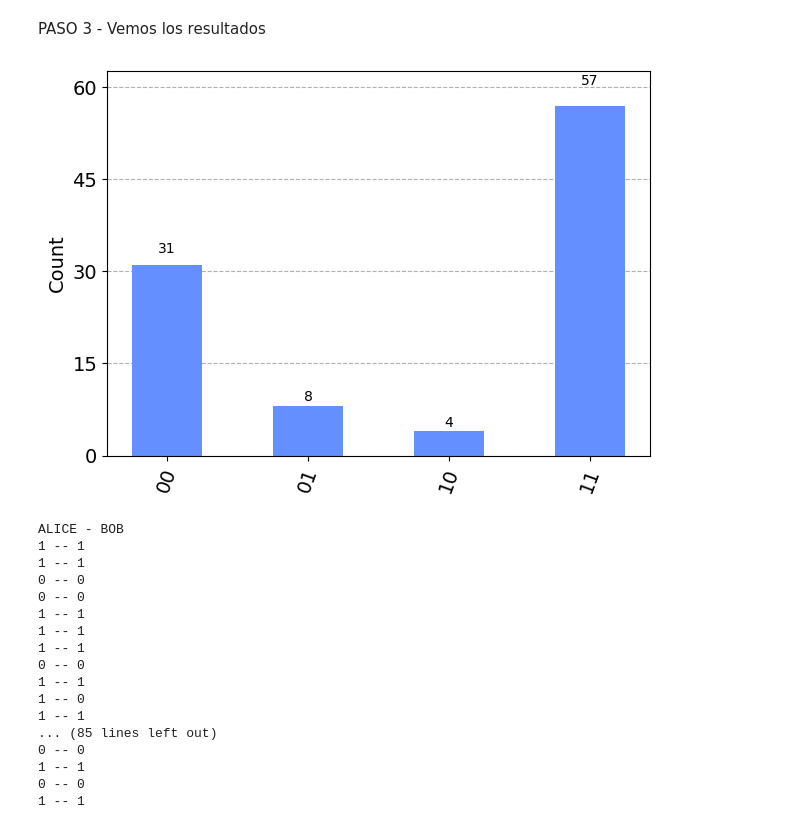
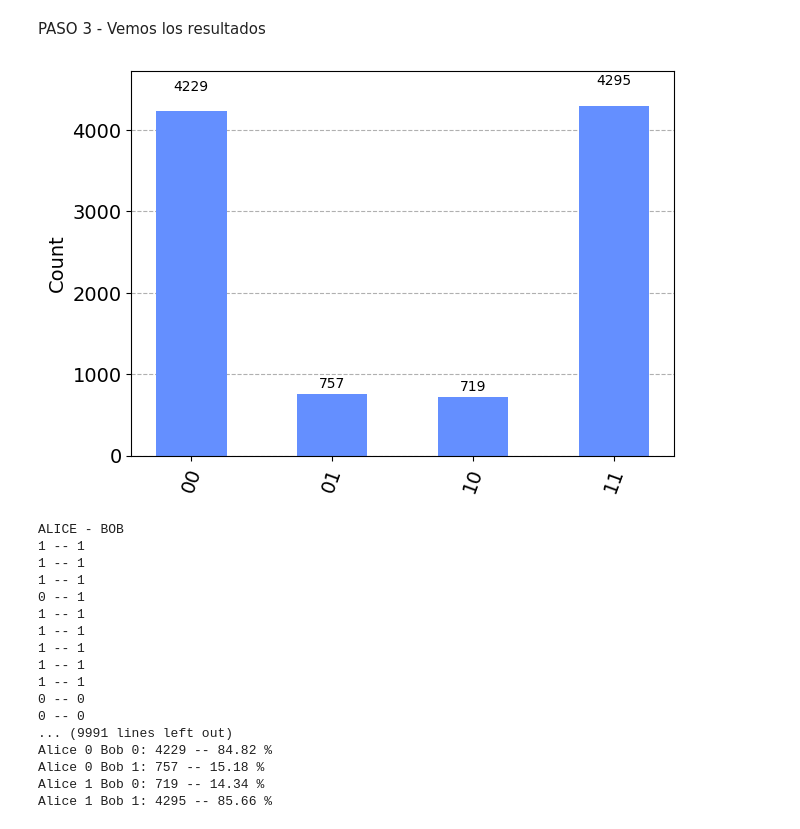
Before and after one commit to jore731/qiskit, a Jupyter notebook: EJERCICIOS/EJERCICIO1_QRBGs.ipynb, the cells around one changed output. Cells and saved outputs as stored; diff of their text form; code cells hidden in the pictures.

```diff
--- a/EJERCICIOS/EJERCICIO1_QRBGs.ipynb
+++ b/EJERCICIOS/EJERCICIO1_QRBGs.ipynb
@@ -15,8 +15,9 @@ from qiskit import QuantumRegister, ClassicalRegister, QuantumCircuit
 
 provider = IBMQ.load_account()
 provider.backends()
-simulator_backend = provider.get_backend("ibmq_qasm_simulator")
-
+# Using aer due to offline work
+# simulator_backend = provider.get_backend("ibmq_qasm_simulator")
+simulator_backend = Aer.get_backend("qasm_simulator")
 
 def transpile_and_simulate(qc, shots):
     transpiled_qc = transpile(qc, simulator_backend)
@@ -152,28 +171,45 @@ qc.measure(qreg_q,creg_c)
 # %% [markdown]
 PASO 2 - Lo ejecutamos en el simulador
 # %%
-results = transpile_and_simulate(qc, 100)
+results = transpile_and_simulate(qc, 10000)
 # %% [markdown]
 PASO 3 - Vemos los resultados
 # %%
 display(plot_histogram(results.get_counts()))
 print_memory(results)
+
+
+memory = results.get_memory()
+alice_1 = sum([mem[0] == "1" for mem in memory])
+alice_0 = len(memory) - alice_1
+
+alice_0_bob_0 = sum([(mem[0] == "0") & (mem[1] == "0")  for mem in memory])
+alice_0_bob_1 = sum([(mem[0] == "0") & (mem[1] == "1")  for mem in memory])
+alice_1_bob_0 = sum([(mem[0] == "1") & (mem[1] == "0")  for mem in memory])
+alice_1_bob_1 = sum([(mem[0] == "1") & (mem[1] == "1")  for mem in memory])
+
+print(f"Alice 0: {alice_0} -- {100*alice_0/len(memory)} %")
+print(f"Alice 1: {alice_1} -- {100*alice_1/len(memory)} %")
+print(f"Alice 0 Bob 0: {alice_0_bob_0} -- {100*alice_0_bob_0/alice_0:.2f} %")
+print(f"Alice 0 Bob 1: {alice_0_bob_1} -- {100*alice_0_bob_1/alice_0:.2f} %")
+print(f"Alice 1 Bob 0: {alice_1_bob_0} -- {100*alice_1_bob_0/alice_1:.2f} %")
+print(f"Alice 1 Bob 1: {alice_1_bob_1} -- {100*alice_1_bob_1/alice_1:.2f} %")
 # %% [output]
-[figure, old version]
+[figure, new version]
 ALICE - BOB
+1 -- 1
+1 -- 1
+1 -- 1
+0 -- 1
+1 -- 1
+1 -- 1
+1 -- 1
 1 -- 1
 1 -- 1
 0 -- 0
 0 -- 0
-1 -- 1
-1 -- 1
-1 -- 1
-0 -- 0
-1 -- 1
-1 -- 0
-1 -- 1
-... (85 lines left out)
-0 -- 0
-1 -- 1
-0 -- 0
-1 -- 1
+... (9991 lines left out)
+Alice 0 Bob 0: 4229 -- 84.82 %
+Alice 0 Bob 1: 757 -- 15.18 %
+Alice 1 Bob 0: 719 -- 14.34 %
+Alice 1 Bob 1: 4295 -- 85.66 %
```
Also changed, not shown: parts of 3 cells of this notebook, 6 other files.
